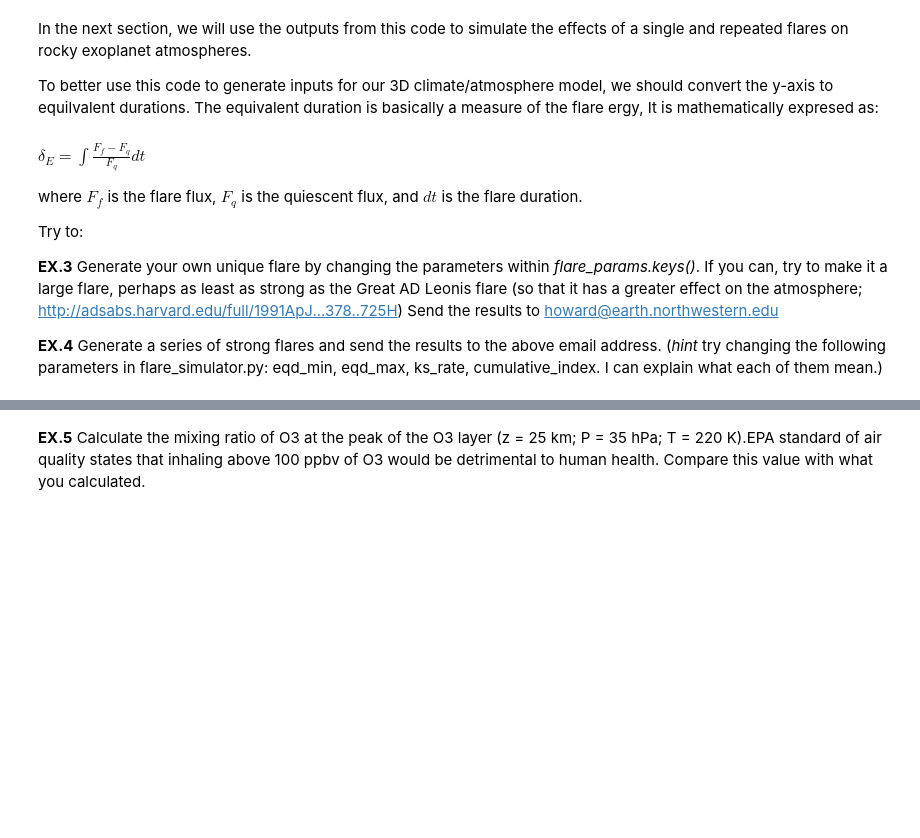
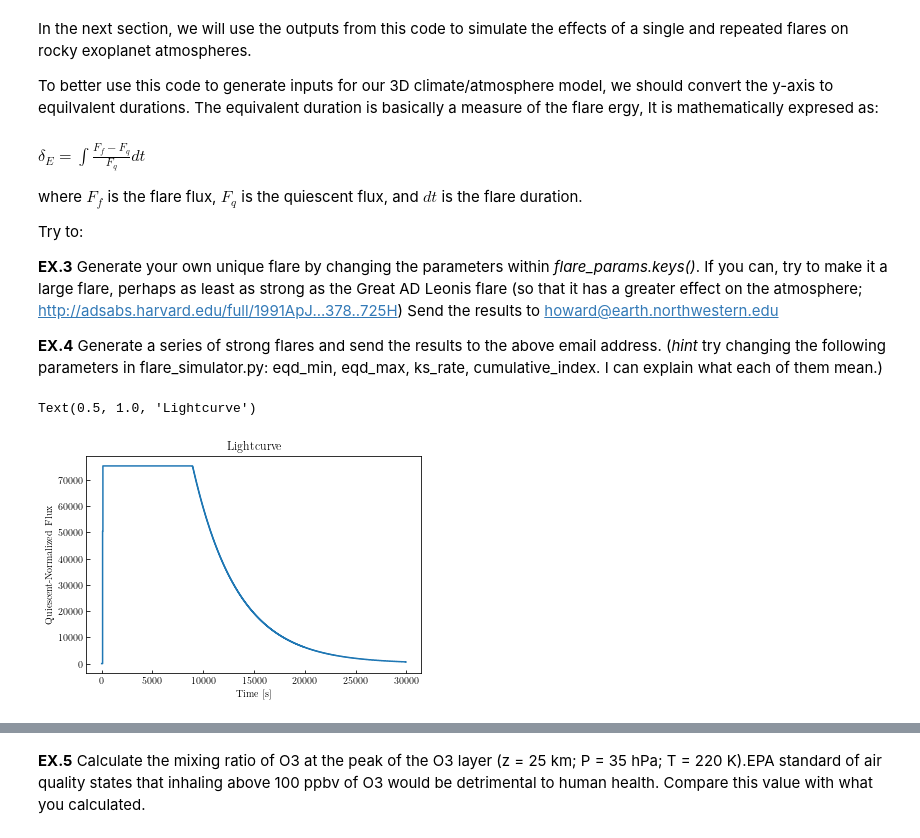
Before and after one commit to psheehan/CIERA-HS-Program, a Jupyter notebook: Projects/Flares/StellarFlares+Exoplanets.ipynb, the cells around one changed output, grey strips where cells are left out. Cells and saved outputs as stored; diff of their text form; code cells hidden in the pictures; blank space fills up the shorter version.

Commit message:
Some updates to solutions for stellar flares project.

```diff
--- a/Projects/Flares/StellarFlares+Exoplanets.ipynb
+++ b/Projects/Flares/StellarFlares+Exoplanets.ipynb
@@ -310,3 +338,21 @@ Try to:
 __EX.3__ Generate your own unique flare by changing the parameters within _flare_params.keys()_. If you can, try to make it a large flare, perhaps as least as strong as the Great AD Leonis flare (so that it has a greater effect on the atmosphere; http://adsabs.harvard.edu/full/1991ApJ...378..725H) Send the results to howard@earth.northwestern.edu
 
 __EX.4__ Generate a series of strong flares and send the results to the above email address. (_hint_ try changing the following parameters in flare_simulator.py: eqd_min, eqd_max, ks_rate, cumulative_index. I can explain what each of them mean.)
+# %%
+#### For EX. 3
+
+# Let's look at a flare with an equivalent duration of 1 Ms occuring 100 s after the start of observations
+eqd = 1000*u.Ms
+t0 = 100.*u.s
+
+# first, a look at a well-resolved lightcurve
+tbins_lc = np.linspace(0, 30000., 1000)*u.s
+y = flaresim.flare_lightcurve(tbins_lc, t0, eqd)
+plt.figure()
+plt.step(tbins_lc[:-1], y, where='post')
+plt.xlabel('Time [s]')
+plt.ylabel('Quiescent-Normalized Flux')
+plt.title('Lightcurve')
+# %% [output]
+Text(0.5, 1.0, 'Lightcurve')
+[figure, added]
```
Also changed, not shown: parts of 5 cells of this notebook.
